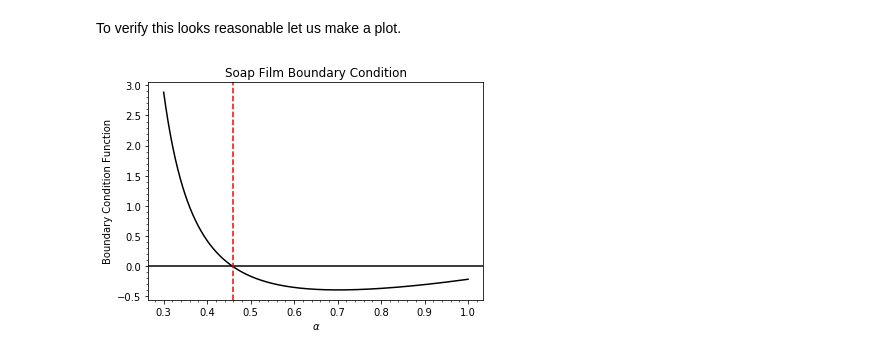
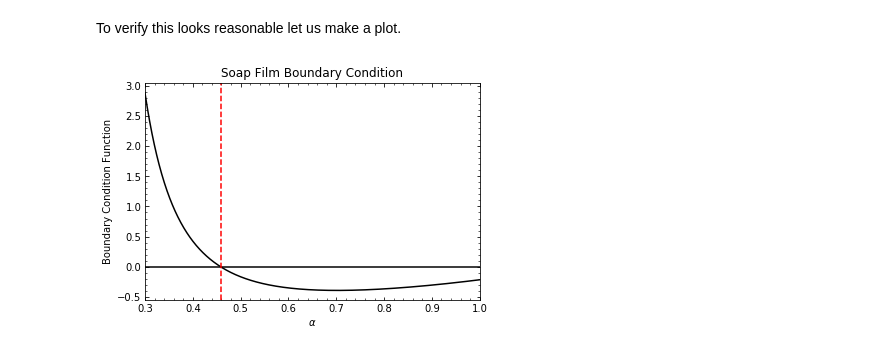
Before and after one commit to cwru-phys-250/p250-spring-2019, a Jupyter notebook: examples/Root_Finding.ipynb, the cells around one changed output. Drawn from its saved outputs; the diff is of its cells as text; code cells hidden in the pictures.

```diff
--- a/examples/Root_Finding.ipynb
+++ b/examples/Root_Finding.ipynb
@@ -124,13 +119,15 @@ To verify this looks reasonable let us make a plot.
 # %%
 alpha = np.linspace(0.3,1,1000)
 fig = plt.figure()
 ax = fig.add_subplot(111)
 ax.plot(alpha, film_radius(alpha,1.7,1.5), 'k-')
 ax.set_xlabel(r'$\alpha$')
 ax.set_ylabel('Boundary Condition Function')
 ax.set_title('Soap Film Boundary Condition')
 ax.axhline(0, color='k')
 ax.axvline(root, color='r', ls='--')
 ax.minorticks_on()
+ax.set_xlim(0.3, 1)
+ax.tick_params(which='both', direction='in', right=True, top=True)
 # %% [output]
-[figure, old version]
+[figure, new version]
```
Also changed, not shown: parts of 7 cells of this notebook.
